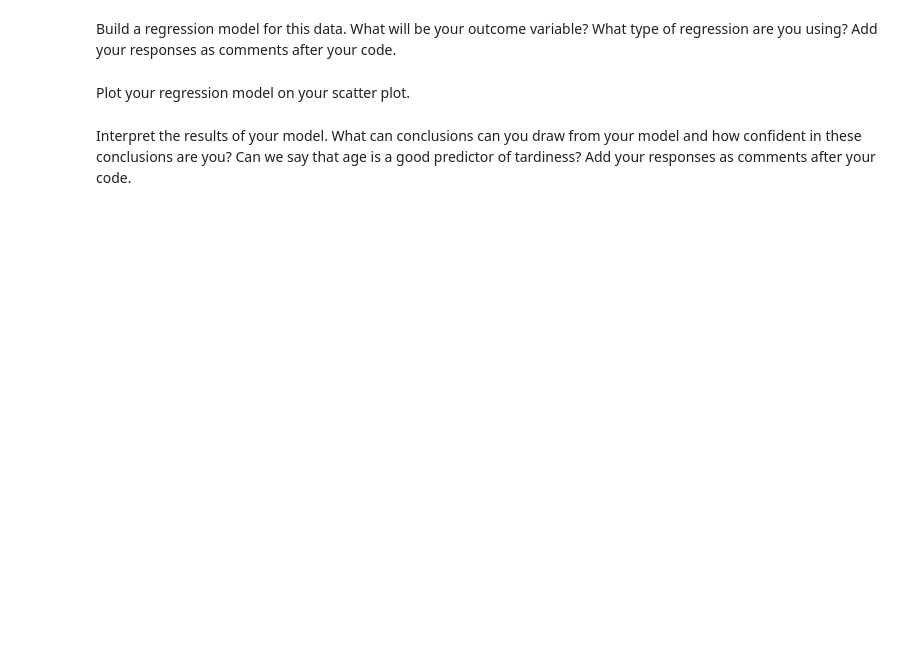
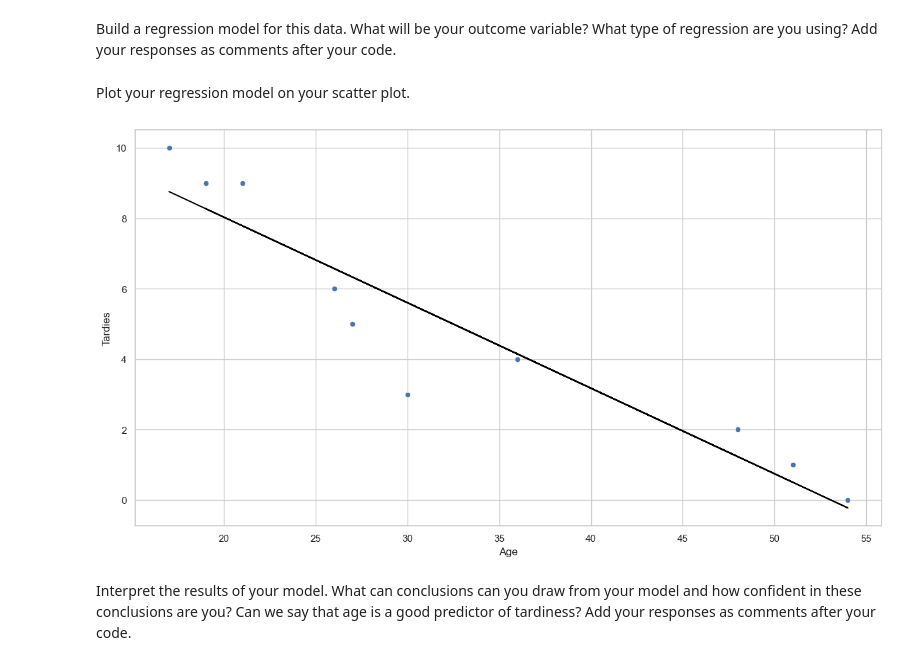
Before and after one commit to Ironhack-data-bcn-oct-2023/lab-regression-analysis, a Jupyter notebook: your-code.ipynb, the cells around one changed output. Saved outputs shown, nothing was run; the diff lists cells and outputs as text; code cells hidden in the pictures; blank space fills up the shorter version.

```diff
--- a/your-code.ipynb
+++ b/your-code.ipynb
@@ -49,2 +77,12 @@ Build a regression model for this data. What will be your outcome variable? What
+# %%
+# Outcome variable, dependant variable
+y = student_data.Tardies
+# Independent variable
+X = student_data[["Age"]]
+# Both variables are numerical, and they seem to follow a line -> Linear regression
+lr = LinearRegression()
+lr.fit(X, y)
+# Equation:
+student_data["predicted_Tardies"] = student_data.Age * lr.coef_[0] + lr.intercept_
 # %% [markdown]
 Plot your regression model on your scatter plot.
@@ -53,2 +89,7 @@ Plot your regression model on your scatter plot.
+# %%
+sns.scatterplot(data = student_data, y = "Tardies", x = "Age")
+plt.plot(student_data.Age, student_data.predicted_Tardies, c="black");
+# %% [output]
+[figure, added]
 # %% [markdown]
 Interpret the results of your model. What can conclusions can you draw from your model and how confident in these conclusions are you? Can we say that age is a good predictor of tardiness? Add your responses as comments after your code.
```
Also changed, not shown: parts of 40 cells of this notebook.
